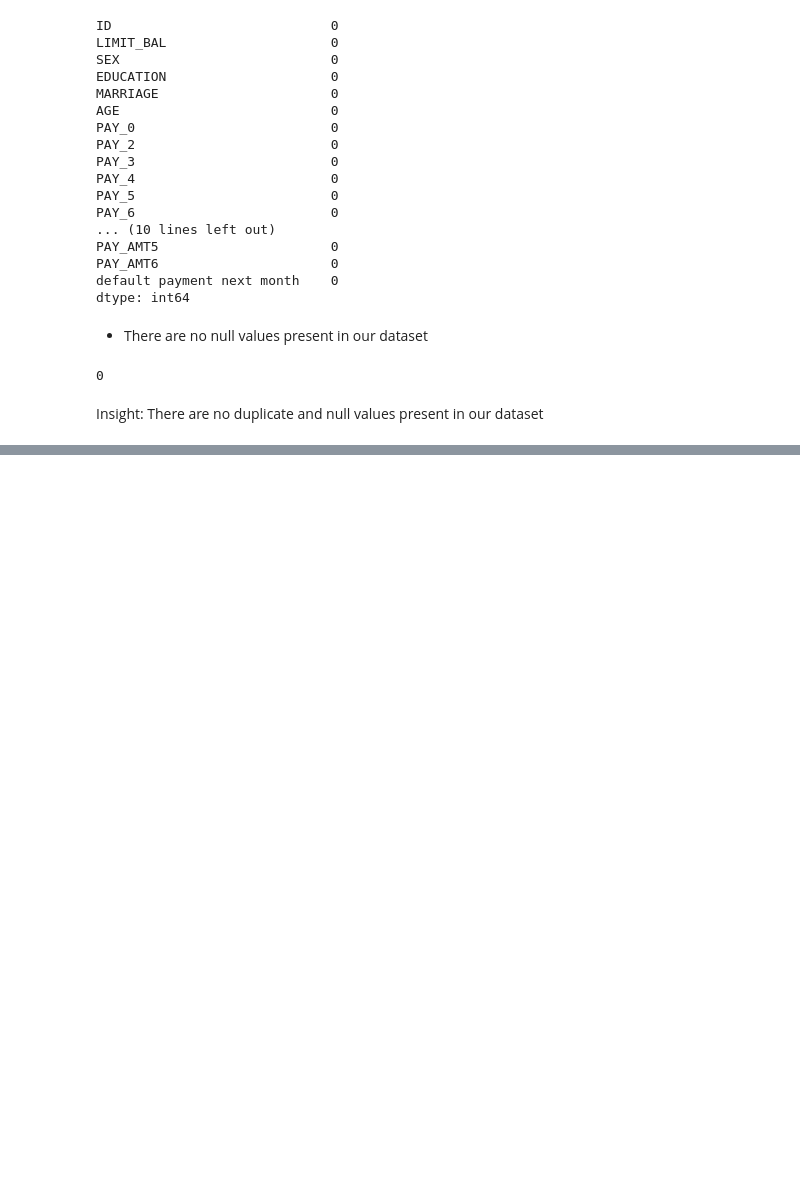
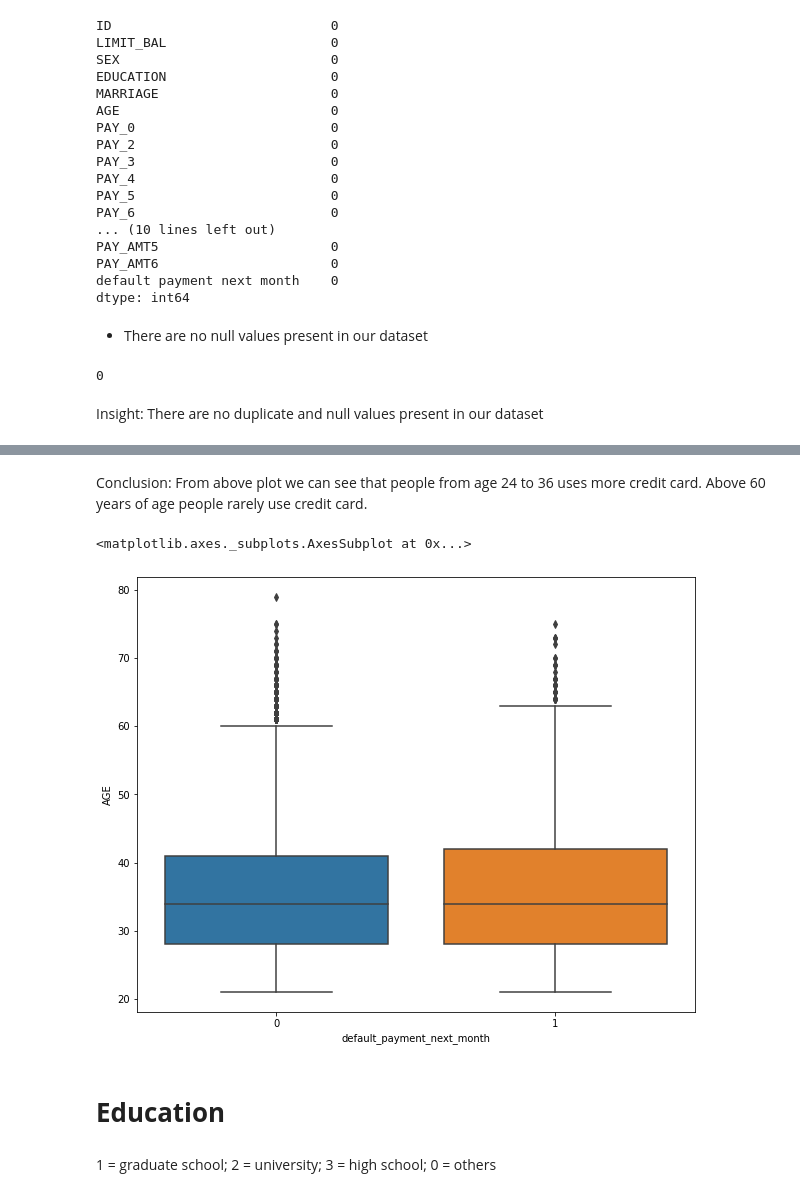
Before and after one commit to mmishra1092/Credit-Card-Default-Prediction, a Jupyter notebook: MAYANK_MISHRA_Credit_Card_Default_Prediction_Capstone_Project.ipynb, the cells around one changed output, grey strips where cells are left out. Drawn from its saved outputs; the diff is of its cells as text; code cells hidden in the pictures; blank space fills up the shorter version.

```diff
--- a/MAYANK_MISHRA_Credit_Card_Default_Prediction_Capstone_Project.ipynb
+++ b/MAYANK_MISHRA_Credit_Card_Default_Prediction_Capstone_Project.ipynb
@@ -227,0 +279,13 @@ Insight: There are no duplicate and null values present in our dataset
+# %% [markdown]
+Conclusion: From above plot we can see that people from age 24 to 36 uses more credit card. Above 60 years of age people rarely use credit card.
+# %%
+# Plot to check the data distribution
+plt.figure(figsize=(10,8))
+sns.boxplot(x = 'default_payment_next_month', y = 'AGE', data = credit_data_df)
+# %% [output]
+<matplotlib.axes._subplots.AxesSubplot at 0x...>
+[figure, added]
+# %% [markdown]
+# **Education**
+# %% [markdown]
+1 = graduate school; 2 = university; 3 = high school; 0 = others
```
Also changed, not shown: parts of 33 cells of this notebook.
